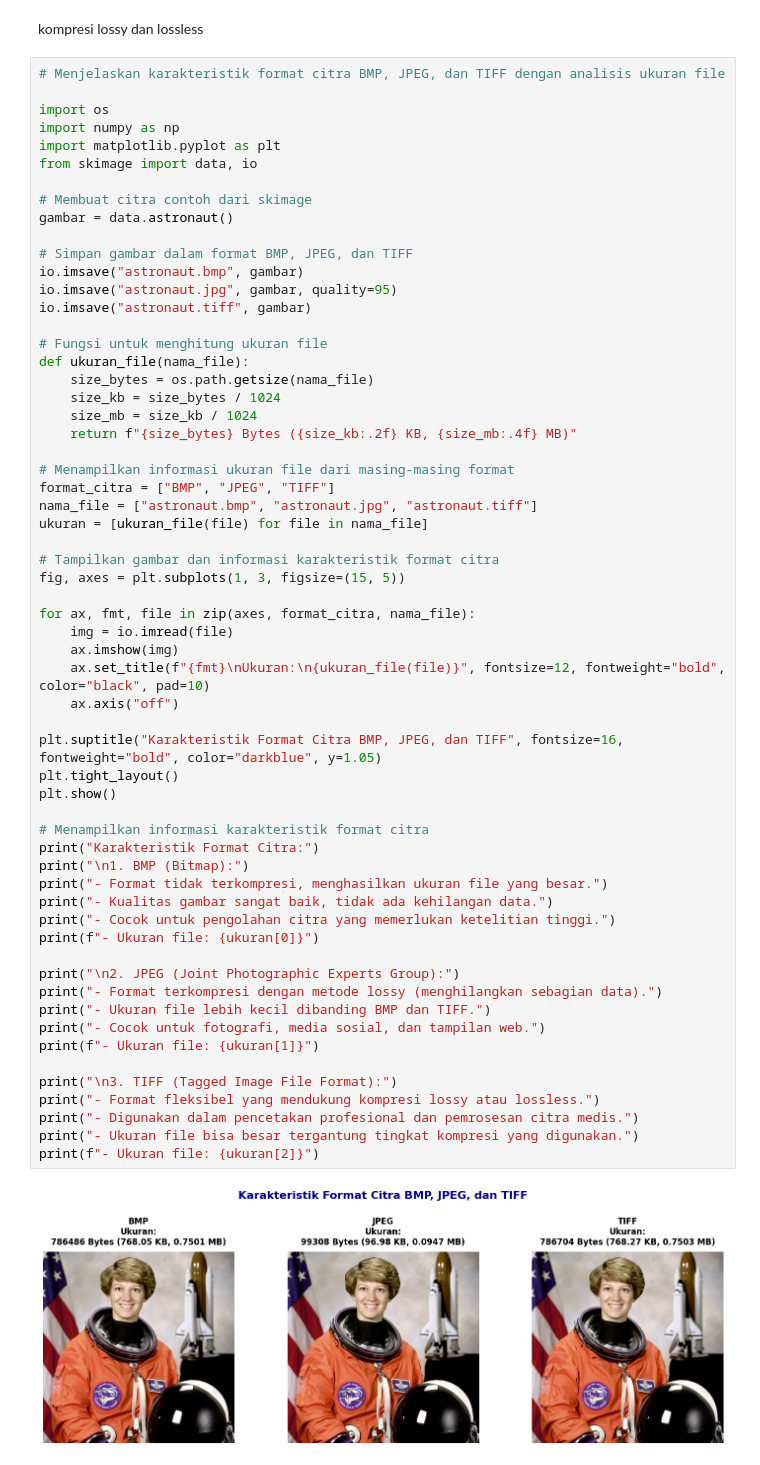
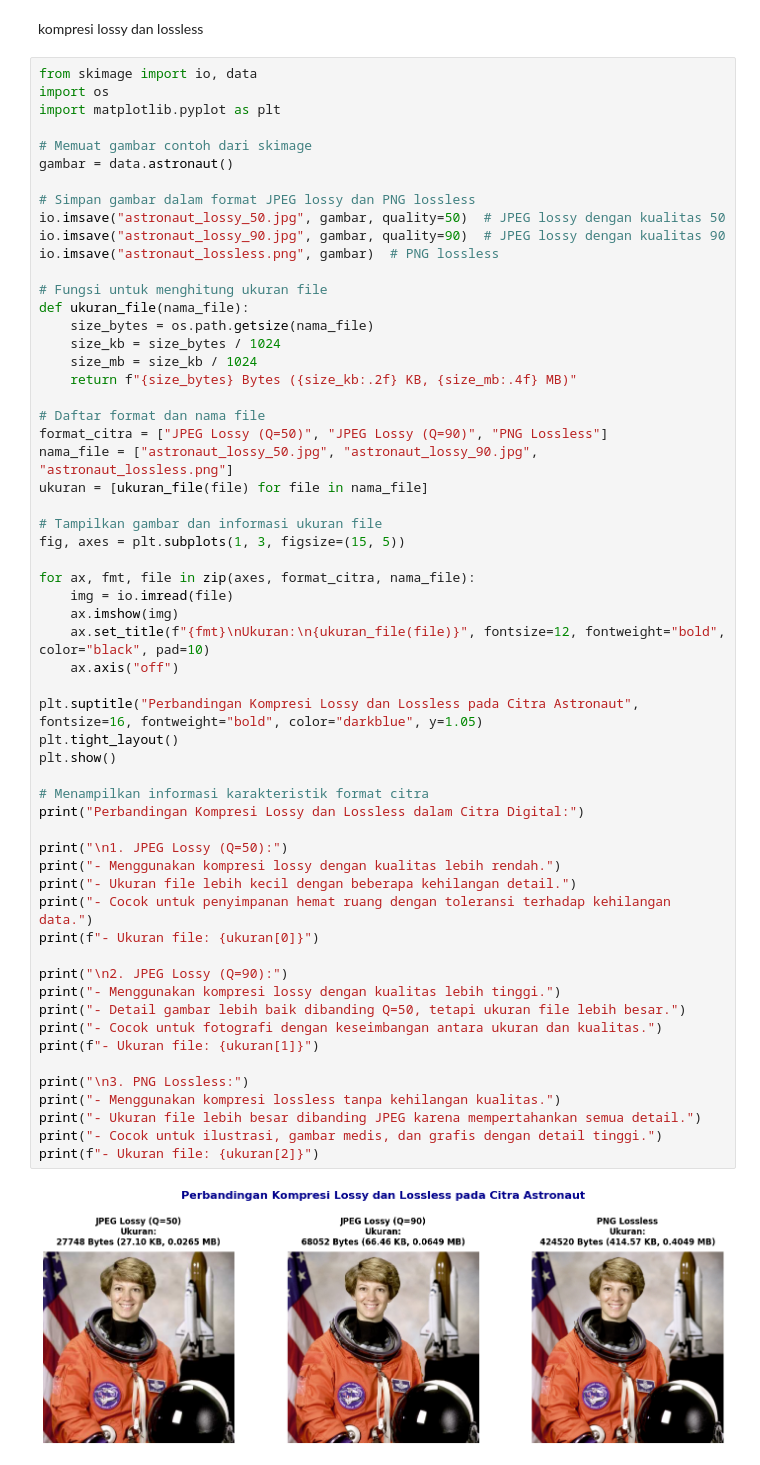
Before and after one commit to faizsz/Google_Colab, a Jupyter notebook: lanjutan.ipynb, the cells around one changed output. Cells and saved outputs as stored; diff of their text form.

```diff
--- a/lanjutan.ipynb
+++ b/lanjutan.ipynb
@@ -297,64 +297,62 @@ Karakteristik Format Citra:
 # %% [markdown]
 kompresi lossy dan lossless
 # %%
-# Menjelaskan karakteristik format citra BMP, JPEG, dan TIFF dengan analisis ukuran file
+from skimage import io, data
+import os
+import matplotlib.pyplot as plt
 
-import os
-import numpy as np
-import matplotlib.pyplot as plt
-from skimage import data, io
-
-# Membuat citra contoh dari skimage
+# Memuat gambar contoh dari skimage
 gambar = data.astronaut()
 
-# Simpan gambar dalam format BMP, JPEG, dan TIFF
-io.imsave("astronaut.bmp", gambar)
-io.imsave("astronaut.jpg", gambar, quality=95)
-io.imsave("astronaut.tiff", gambar)
+# Simpan gambar dalam format JPEG lossy dan PNG lossless
+io.imsave("astronaut_lossy_50.jpg", gambar, quality=50)  # JPEG lossy dengan kualitas 50
+io.imsave("astronaut_lossy_90.jpg", gambar, quality=90)  # JPEG lossy dengan kualitas 90
+io.imsave("astronaut_lossless.png", gambar)  # PNG lossless
 
 # Fungsi untuk menghitung ukuran file
 def ukuran_file(nama_file):
     size_bytes = os.path.getsize(nama_file)
     size_kb = size_bytes / 1024
     size_mb = size_kb / 1024
     return f"{size_bytes} Bytes ({size_kb:.2f} KB, {size_mb:.4f} MB)"
 
-# Menampilkan informasi ukuran file dari masing-masing format
-format_citra = ["BMP", "JPEG", "TIFF"]
-nama_file = ["astronaut.bmp", "astronaut.jpg", "astronaut.tiff"]
+# Daftar format dan nama file
+format_citra = ["JPEG Lossy (Q=50)", "JPEG Lossy (Q=90)", "PNG Lossless"]
+nama_file = ["astronaut_lossy_50.jpg", "astronaut_lossy_90.jpg", "astronaut_lossless.png"]
 ukuran = [ukuran_file(file) for file in nama_file]
 
-# Tampilkan gambar dan informasi karakteristik format citra
+# Tampilkan gambar dan informasi ukuran file
 fig, axes = plt.subplots(1, 3, figsize=(15, 5))
 
 for ax, fmt, file in zip(axes, format_citra, nama_file):
     img = io.imread(file)
     ax.imshow(img)
     ax.set_title(f"{fmt}\nUkuran:\n{ukuran_file(file)}", fontsize=12, fontweight="bold", color="black", pad=10)
     ax.axis("off")
 
-plt.suptitle("Karakteristik Format Citra BMP, JPEG, dan TIFF", fontsize=16, fontweight="bold", color="darkblue", y=1.05)
+plt.suptitle("Perbandingan Kompresi Lossy dan Lossless pada Citra Astronaut", fontsize=16, fontweight="bold", color="darkblue", y=1.05)
 plt.tight_layout()
 plt.show()
 
 # Menampilkan informasi karakteristik format citra
-print("Karakteristik Format Citra:")
-print("\n1. BMP (Bitmap):")
-print("- Format tidak terkompresi, menghasilkan ukuran file yang besar.")
-print("- Kualitas gambar sangat baik, tidak ada kehilangan data.")
-print("- Cocok untuk pengolahan citra yang memerlukan ketelitian tinggi.")
+print("Perbandingan Kompresi Lossy dan Lossless dalam Citra Digital:")
+
+print("\n1. JPEG Lossy (Q=50):")
+print("- Menggunakan kompresi lossy dengan kualitas lebih rendah.")
+print("- Ukuran file lebih kecil dengan beberapa kehilangan detail.")
+print("- Cocok untuk penyimpanan hemat ruang dengan toleransi terhadap kehilangan data.")
 print(f"- Ukuran file: {ukuran[0]}")
 
-print("\n2. JPEG (Joint Photographic Experts Group):")
-print("- Format terkompresi dengan metode lossy (menghilangkan sebagian data).")
-print("- Ukuran file lebih kecil dibanding BMP dan TIFF.")
-print("- Cocok untuk fotografi, media sosial, dan tampilan web.")
+print("\n2. JPEG Lossy (Q=90):")
+print("- Menggunakan kompresi lossy dengan kualitas lebih tinggi.")
+print("- Detail gambar lebih baik dibanding Q=50, tetapi ukuran file lebih besar.")
+print("- Cocok untuk fotografi dengan keseimbangan antara ukuran dan kualitas.")
 print(f"- Ukuran file: {ukuran[1]}")
 
-print("\n3. TIFF (Tagged Image File Format):")
-print("- Format fleksibel yang mendukung kompresi lossy atau lossless.")
-print("- Digunakan dalam pencetakan profesional dan pemrosesan citra medis.")
-print("- Ukuran file bisa besar tergantung tingkat kompresi yang digunakan.")
+print("\n3. PNG Lossless:")
+print("- Menggunakan kompresi lossless tanpa kehilangan kualitas.")
+print("- Ukuran file lebih besar dibanding JPEG karena mempertahankan semua detail.")
+print("- Cocok untuk ilustrasi, gambar medis, dan grafis dengan detail tinggi.")
 print(f"- Ukuran file: {ukuran[2]}")
 # %% [output]
-[figure, old version]
+[figure, new version]
```
Also changed, not shown: parts of 1 cell of this notebook.
